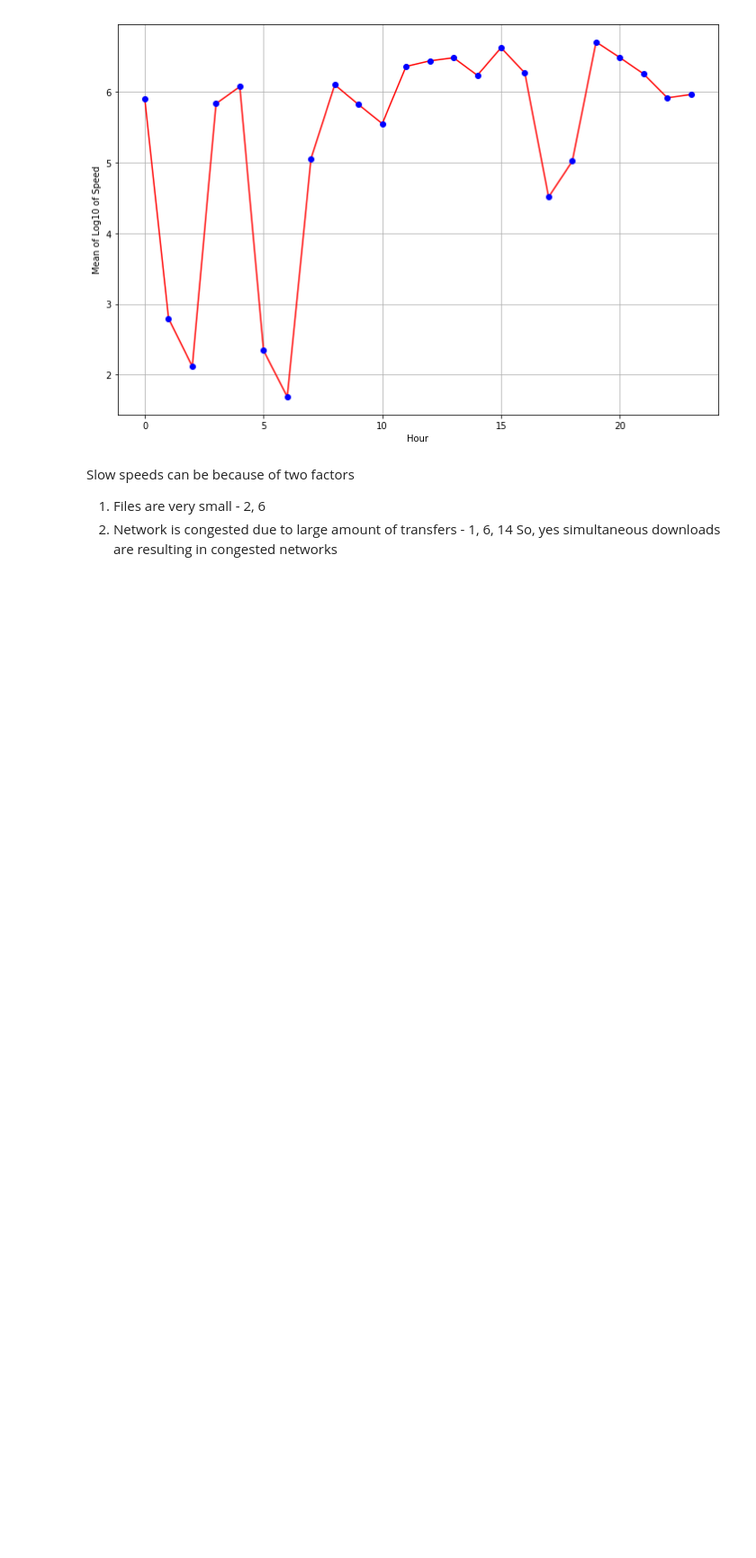
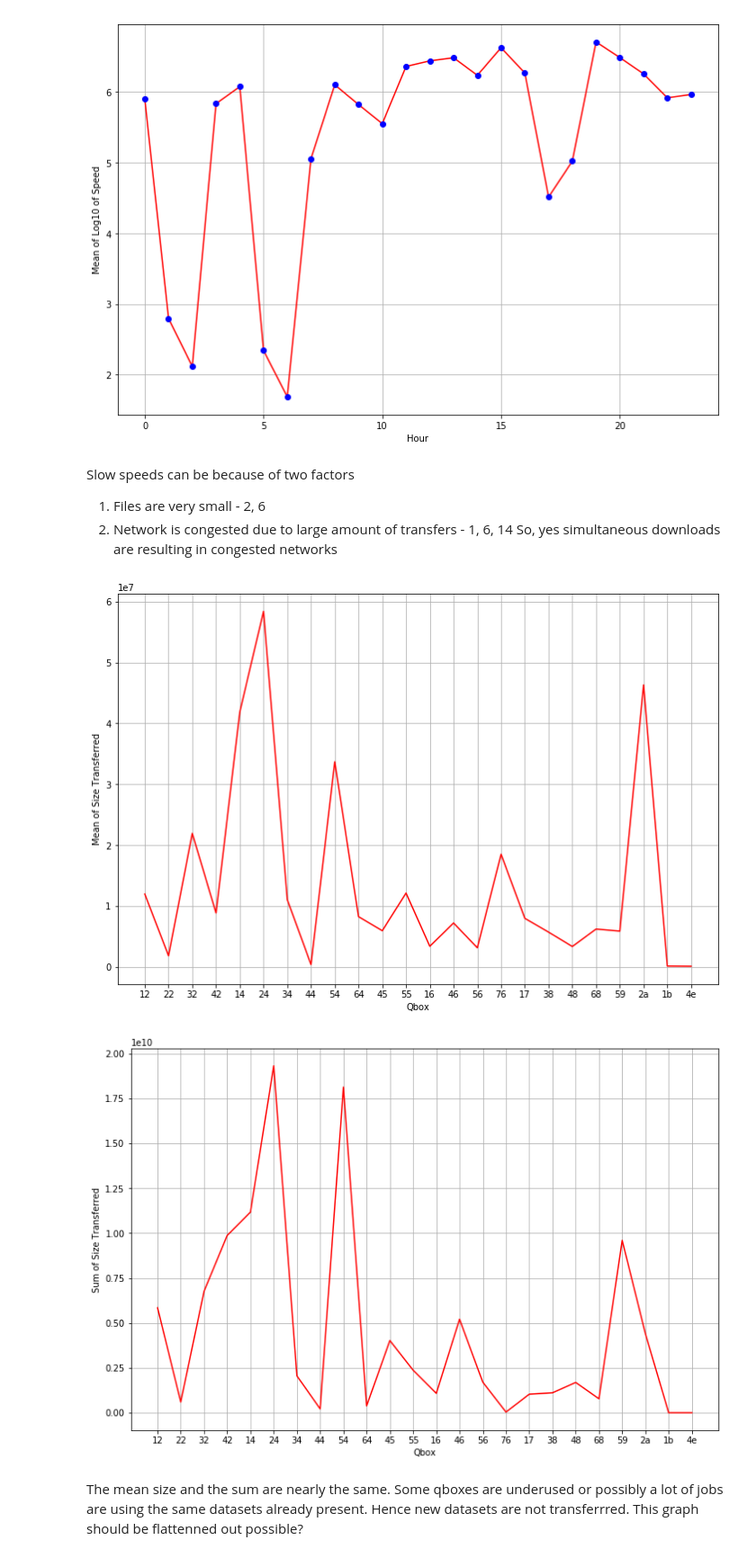
Before and after one commit to AdwaitB/greco-notes, a Jupyter notebook: infra/Analysis_full.ipynb, the cells around one changed output. Shown at 90% size. Drawn from its saved outputs; the diff is of its cells as text; code cells hidden in the pictures; blank space fills up the shorter version.

Commit message:
Added Qbox size analysis

```diff
--- a/infra/Analysis_full.ipynb
+++ b/infra/Analysis_full.ipynb
@@ -506,3 +506,24 @@ Slow speeds can be because of two factors
 1. Files are very small - 2, 6
 2. Network is congested due to large amount of transfers - 1, 6, 14
 So, yes simultaneous downloads are resulting in congested networks
+# %%
+temp = data[1].groupby(['transfer_history.qbox'])['transfer_history.actually_transferred_size'].mean()
+temp = temp.to_frame().reset_index()
+temp['transfer_history.qbox_short'] = temp['transfer_history.qbox'].apply(lambda x: x[-1] + x[5])
+
+plt.figure(figsize=plot_size)
+plt.plot(temp['transfer_history.qbox_short'], temp['transfer_history.actually_transferred_size'], 'r')
+plot(plt, "Qbox", "Mean of Size Transferred")
+
+temp = data[1].groupby(['transfer_history.qbox'])['transfer_history.actually_transferred_size'].sum()
+temp = temp.to_frame().reset_index()
+temp['transfer_history.qbox_short'] = temp['transfer_history.qbox'].apply(lambda x: x[-1] + x[5])
+
+plt.figure(figsize=plot_size)
+plt.plot(temp['transfer_history.qbox_short'], temp['transfer_history.actually_transferred_size'], 'r')
+plot(plt, "Qbox", "Sum of Size Transferred")
+# %% [output]
+[figure, added]
+[figure, added]
+# %% [markdown]
+The mean size and the sum are nearly the same. Some qboxes are underused or possibly a lot of jobs are using the same datasets already present. Hence new datasets are not transferrred. This graph should be flattenned out possible?
```
Also changed, not shown: parts of 1 cell of this notebook, 1 other file.
